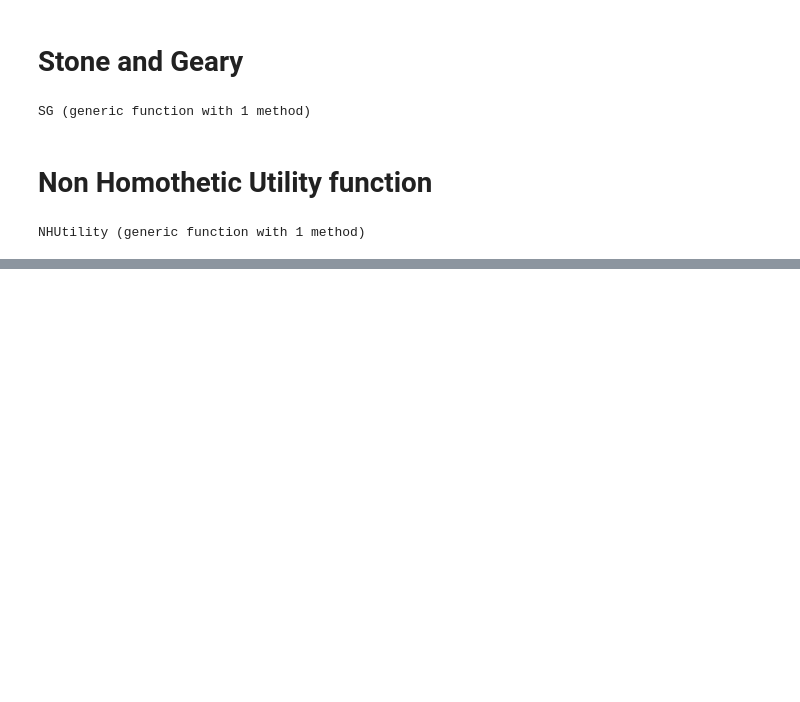
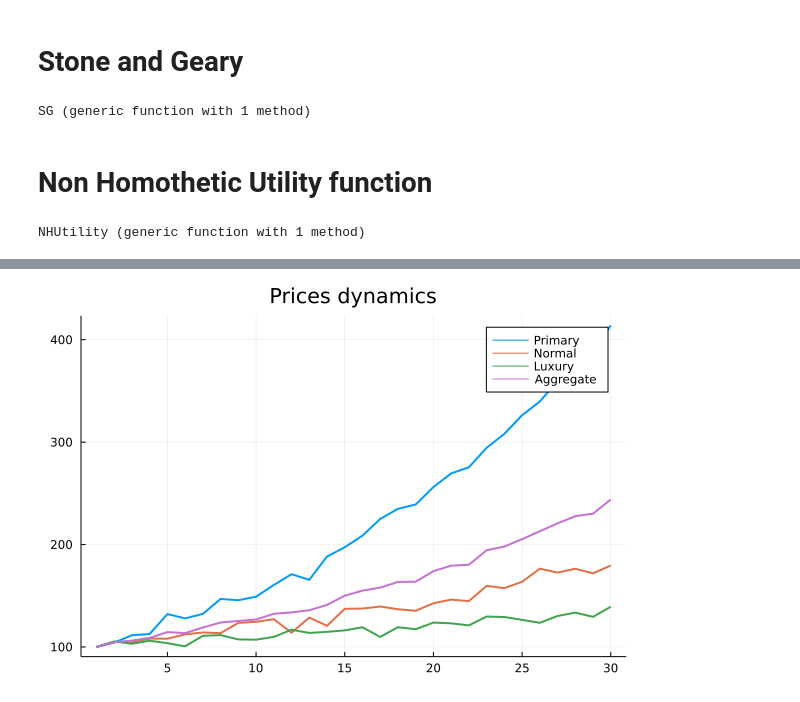
Before and after one commit to antoineding/IIRUHH_master, a Jupyter notebook: U_find.ipynb, the cells around one changed output, grey strips where cells are left out. Drawn from its saved outputs; the diff is of its cells as text; code cells hidden in the pictures; blank space fills up the shorter version.

```diff
--- a/U_find.ipynb
+++ b/U_find.ipynb
@@ -14,6 +15,7 @@ cal = Calibration(
     [1/3, 1/3, 1/3],        #intensity
     [0.8, 1.0, 1.2],       #ELASTICITIES
     [0.05, 0.03, 0.02],     #For Stone and Geary
-    [100.0, 100.0, 100.0]
+    [100.0, 100.0, 100.0],
+    [1.05, 1.02, 1.01]
 )
 # %% [output]
@@ -298,0 +289,4 @@ WARNING: using Distributions.scale in module Main conflicts with an existing ide
+# %%
+pricedynamics(30)
+# %% [output]
+[figure, added]
```
Also changed, not shown: parts of 22 cells of this notebook.
